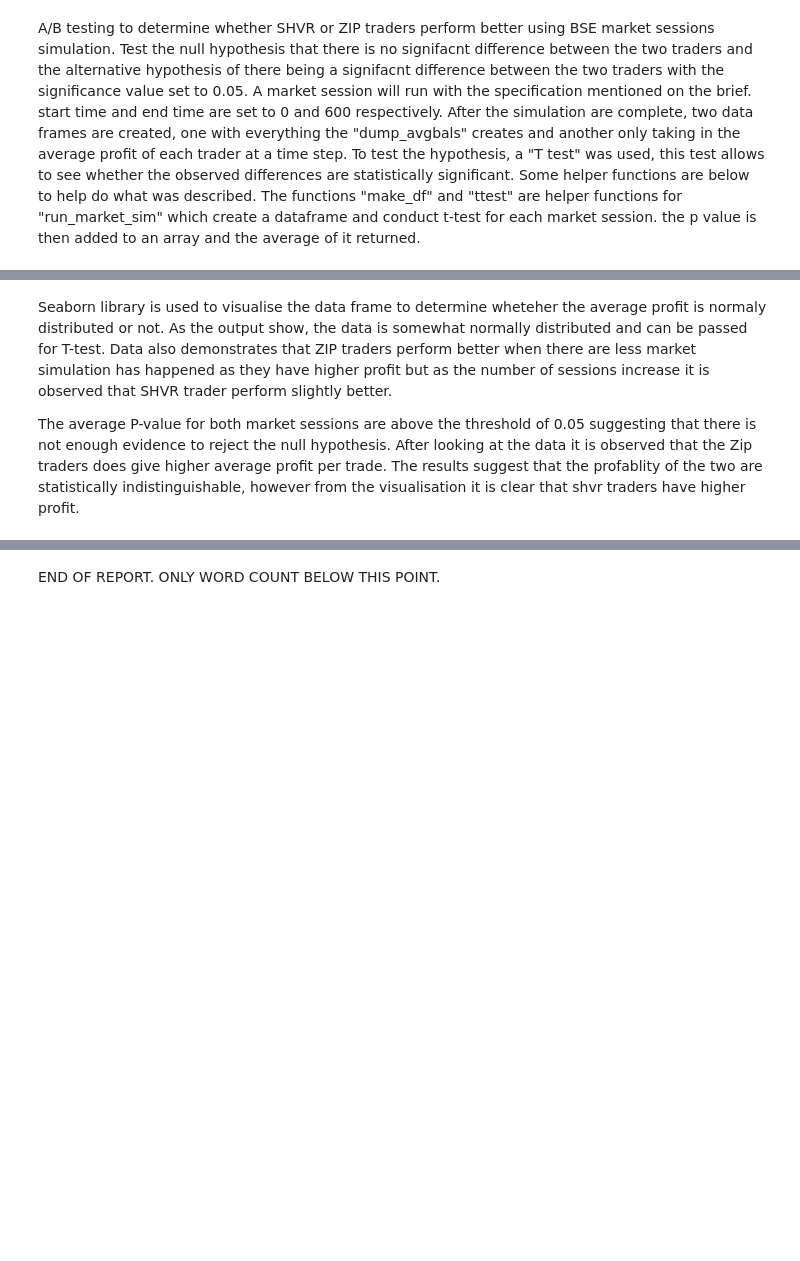
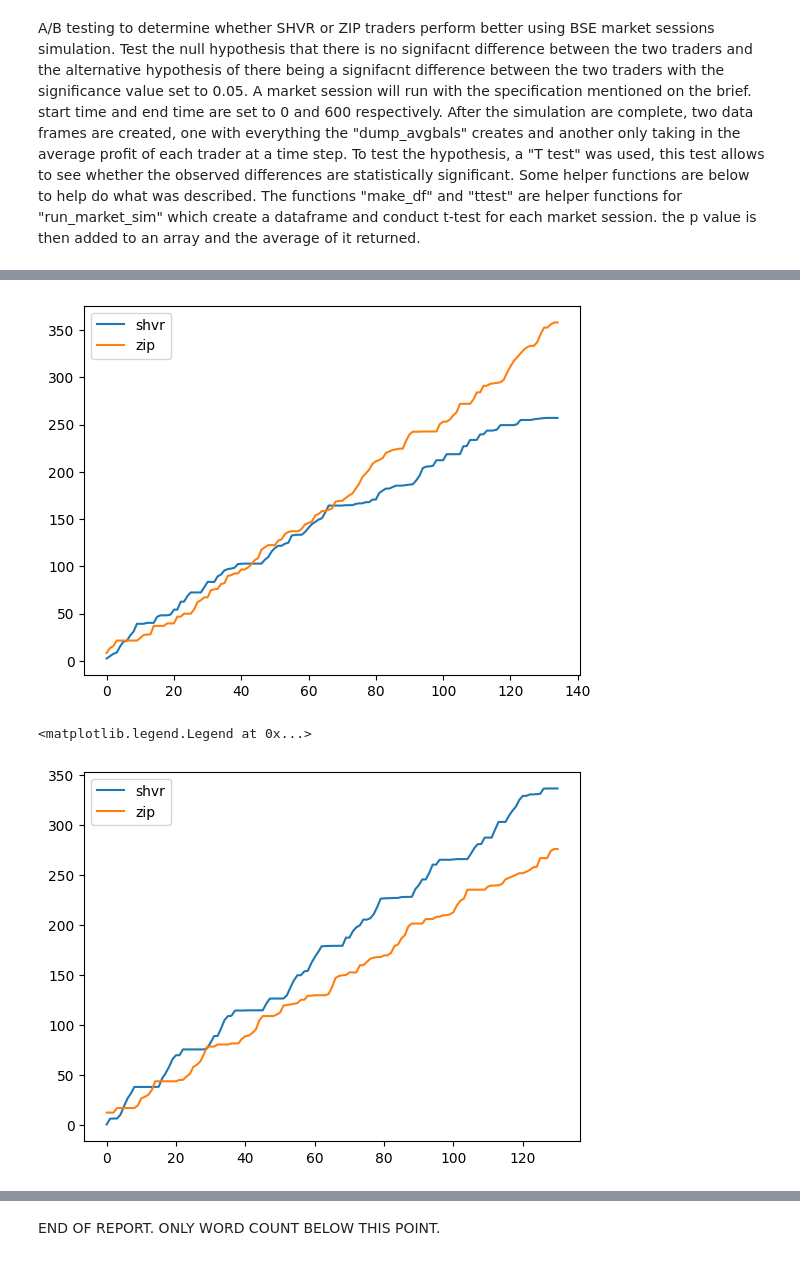
Before and after one commit to RadShiadeh/fintech-CW, a Jupyter notebook: CW-IEFT-template.ipynb, the cells around one changed output, grey strips where cells are left out. Drawn from its saved outputs; the diff is of its cells as text; code cells hidden in the pictures; blank space fills up the shorter version.

```diff
--- a/CW-IEFT-template.ipynb
+++ b/CW-IEFT-template.ipynb
@@ -71,4 +78,10 @@ plot_50 = sns.kdeplot(data=df50, fill=True)
-# %% [markdown]
-Seaborn library is used to visualise the data frame to determine wheteher the average profit is normaly distributed or not. As the output show, the data is somewhat normally distributed and can be passed for T-test. Data also demonstrates that ZIP traders perform better when there are less market simulation has happened as they have higher profit but as the number of sessions increase it is observed that SHVR trader perform slightly better.
-
-The average P-value for both market sessions are above the threshold of 0.05 suggesting that there is not enough evidence to reject the null hypothesis. After looking at the data it is observed that the Zip traders does give higher average profit per trade. The results suggest that the profablity of the two are statistically indistinguishable, however from the visualisation it is clear that shvr traders have higher profit.
+# %%
+plt.plot(df50)
+plt.legend(['shvr', 'zip'])
+plt.show()
+plt.plot(df500)
+plt.legend(['shvr', 'zip'])
+# %% [output]
+[figure, added]
+<matplotlib.legend.Legend at 0x...>
+[figure, added]
```
Also changed, not shown: parts of 6 cells of this notebook, 2 other files.
